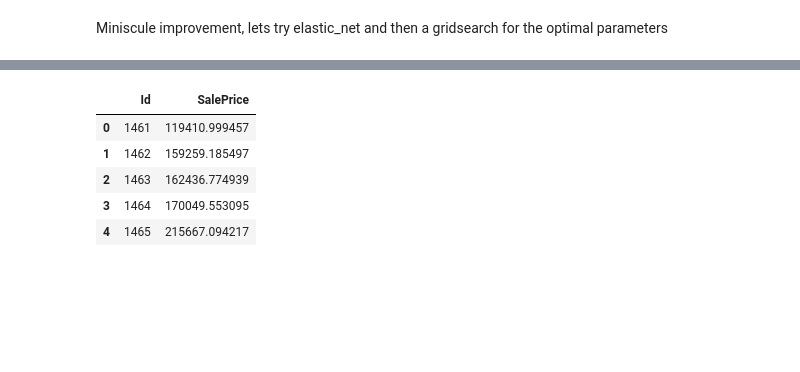
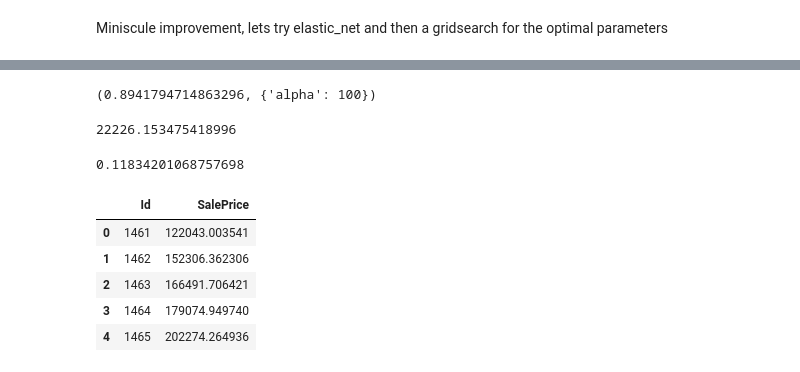
Before and after one commit to TQgit/datascience_project2, a Jupyter notebook: housing/input/kernel.ipynb, the cells around one changed output, grey strips where cells are left out. Drawn from its saved outputs; the diff is of its cells as text; code cells hidden in the pictures; blank space fills up the shorter version.

Commit message:
optimized and improved score

```diff
--- a/housing/input/kernel.ipynb
+++ b/housing/input/kernel.ipynb
@@ -1113,0 +1144,4 @@ X.shape, y.shape
+# %%
+# lets try log1p for GrLivArea
+X.GrLivArea = np.log1p(X.GrLivArea)
+dist_and_prob(X.GrLivArea)
@@ -1204,6 +1239,6 @@ np.sqrt(mean_squared_log_error(y_train, ridge_reg.predict(X_train_ss)))
 # %%
 # Lasso
-lasso_reg = Lasso(alpha=5)
+lasso_reg = Lasso(alpha=.00005)
 lasso_reg.fit(X_train_ss, y_train);
 # %%
 scaler = StandardScaler()
@@ -1228,7 +1263,7 @@ np.sqrt(mean_squared_log_error(y_train, lasso_reg.predict(X_train_ss)))
 Miniscule improvement, lets try elastic_net and then a gridsearch for the optimal parameters
 # %%
 # ElasticNet
-elastic_reg = ElasticNet(alpha=.5, l1_ratio=.5)
+elastic_reg = ElasticNet(alpha=.0001, l1_ratio=.5)
 elastic_reg.fit(X_train_ss, y_train);
 # %%
 scaler = StandardScaler()
@@ -1294,0 +1332,7 @@ np.sqrt(mean_squared_error(y_train, results.best_estimator_.predict(X_train_ss))
+# %%
+# Ridge seems to be giving better results than elastic, lets try a gridsearch with it
+ridge_params = {'alpha':[90, 92, 94, 95, 96, 97, 98, 99, 100, 101, 102, 103, 200, 500]}
+
+ridge_grid = GridSearchCV(Ridge(), ridge_params, n_jobs=-1, cv=KFold(n_splits=10, shuffle=True), verbose=2)
+
+results = ridge_grid.fit(X_train_ss, y_train)
@@ -1295,15 +1343,27 @@ np.sqrt(mean_squared_error(y_train, results.best_estimator_.predict(X_train_ss))
+# %%
+results.best_score_, results.best_params_
+# %% [output]
+(0.8941794714863296, {'alpha': 100})
+# %%
+np.sqrt(mean_squared_error(np.expm1(y_train), np.expm1(results.best_estimator_.predict(X_train_ss))))
+# %% [output]
+22226.153475418996
+# %%
+np.sqrt(mean_squared_log_error(np.expm1(y_train), np.expm1(results.best_estimator_.predict(X_train_ss))))
+# %% [output]
+0.11834201068757698
 # %%
 # it seems we're not getting any better results than these, lets export the csv and get our score on kaggle
 best_model = results.best_estimator_
-y_test_preds = best_model.predict(X_test_ss)
+y_test_preds = np.expm1(best_model.predict(X_test_ss))
 scoring_df = pd.concat((pd.Series(X_test.index, name='Id'), pd.Series(y_test_preds, name='SalePrice')), axis=1)
 scoring_df.head()
 # %% [output]
 |  | Id | SalePrice |
-| 0 | 1461 | 119410.999457 |
-| 1 | 1462 | 159259.185497 |
-| 2 | 1463 | 162436.774939 |
-| 3 | 1464 | 170049.553095 |
-| 4 | 1465 | 215667.094217 |
+| 0 | 1461 | 122043.003541 |
+| 1 | 1462 | 152306.362306 |
+| 2 | 1463 | 166491.706421 |
+| 3 | 1464 | 179074.949740 |
+| 4 | 1465 | 202274.264936 |
 # %%
 scoring_df.to_csv('score.csv', index=False)
```
Also changed, not shown: parts of 31 cells of this notebook, 1 other file.
